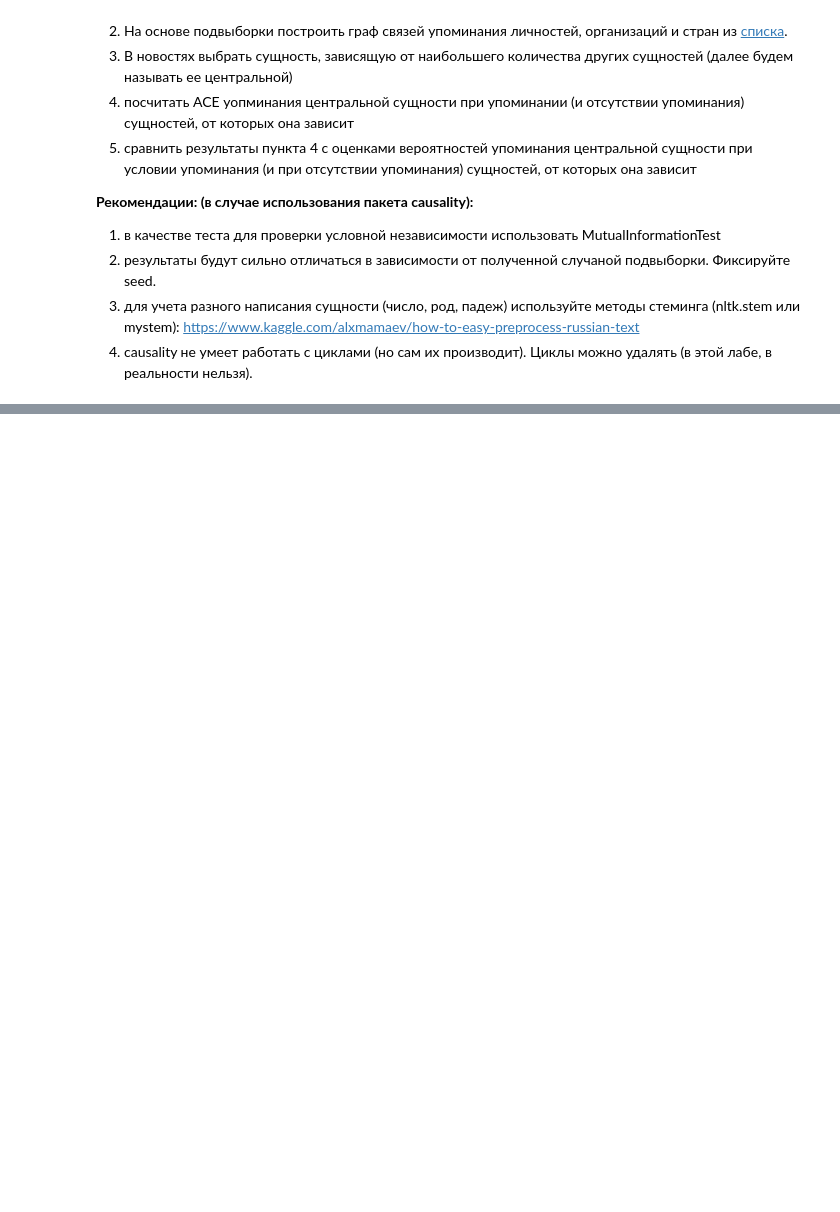
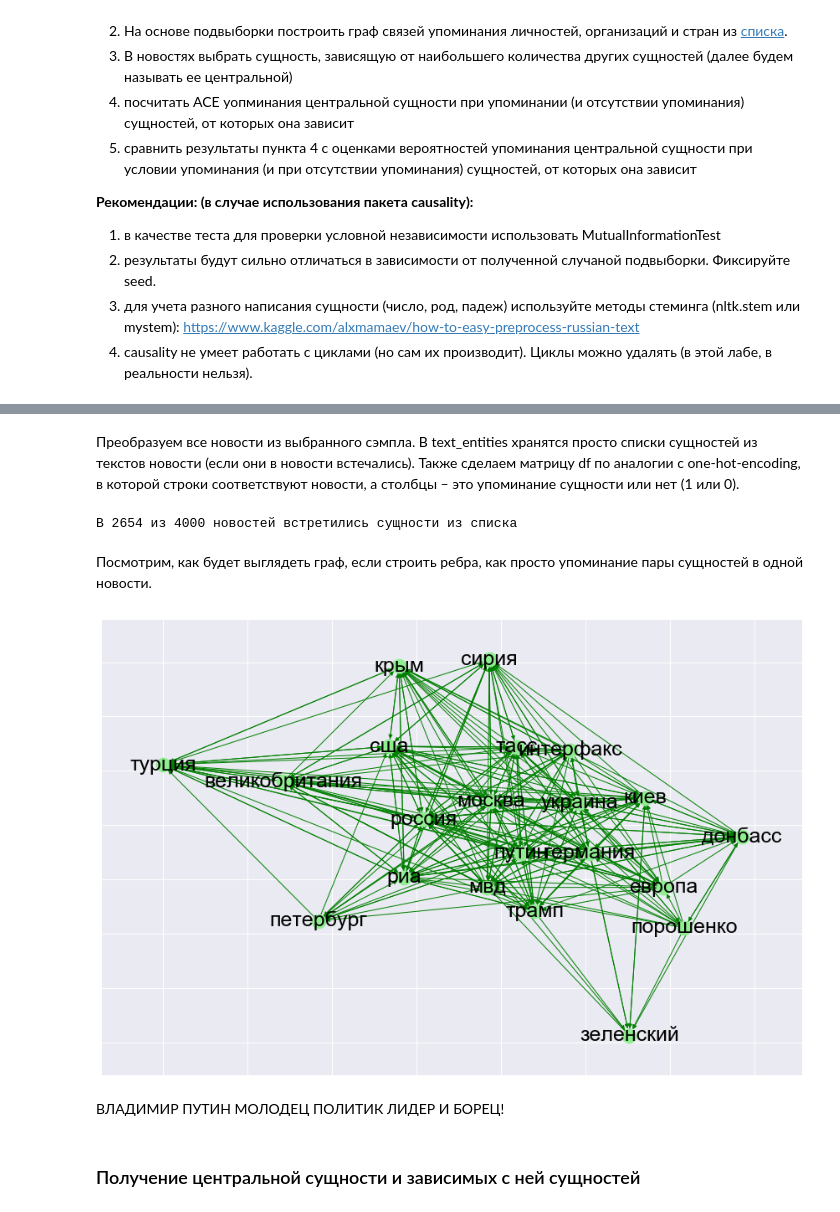
Before and after one commit to MatveyMor/psad-2020, a Jupyter notebook: lab/lab2/1_4_severilov.ipynb, the cells around one changed output, grey strips where cells are left out. Cells and saved outputs as stored; diff of their text form; code cells hidden in the pictures; blank space fills up the shorter version.

```diff
--- a/lab/lab2/1_4_severilov.ipynb
+++ b/lab/lab2/1_4_severilov.ipynb
@@ -37,0 +112,20 @@ data = pd.read_csv(datapath)
+# %%
+def text_prepare(text, entities=False):
+
+    stop_words = set(stopwords.words('russian'))
+    lemmatizer = pymorphy2.MorphAnalyzer()
+
+    text = re.sub(r'[^\w\s]','', text.lower()) # убираем пунктуацию и мусор
+    text = re.sub(r'[0-9]','', text) # убираем числа
+
+    word_tokens = word_tokenize(text) # токенизируем слова
+    word_tokens = [w for w in word_tokens if not w in stop_words] # убираем стоп-слова
+    raw_words = [lemmatizer.parse(w)[0].normal_form for w in word_tokens] # оставляем нормальные формы слов
+    clean_words = [w for w in raw_words if not w in stop_words] # еще разок уберем стоп-слова, вдруг появиись :)
+
+    if entities:
+        entities = list(set([w for w in clean_words if w in entities_set]))
+        return entities
+
+    filtered_text = ' '.join(clean_words)
+    return filtered_text
@@ -37,0 +142,39 @@ data = pd.read_csv(datapath)
+# %% [markdown]
+Преобразуем все новости из выбранного сэмпла. В text_entities хранятся просто списки сущностей из текстов новости (если они в новости встечались). Также сделаем матрицу df по аналогии с one-hot-encoding, в которой строки соответствуют новости, а столбцы – это упоминание сущности или нет (1 или 0).
+# %%
+#tqdm._instances.clear()
+news = data_sample['text'].values
+df = pd.DataFrame(0, index=np.arange(len(news)), columns=entities_set)
+
+text_entities = []
+for i in tqdm(range(len(news))):
+    temp = text_prepare(news[i], entities=True)
+    if len(temp)!=0:
+        text_entities.append(temp)
+        for entity in temp:
+            df[entity][i] = 1
+# %%
+print('В {} из 4000 новостей встретились сущности из списка'.format(len(text_entities)))
+# %% [output]
+В 2654 из 4000 новостей встретились сущности из списка
+# %% [markdown]
+Посмотрим, как будет выглядеть граф, если строить ребра, как просто упоминание пары сущностей в одной новости.
+# %%
+from itertools import chain, combinations
+
+text_entities_new = [] # все пары упоминаний вместе из списка сущностей
+for i in range(len(text_entities)):
+    text_entities_new.append(list(combinations(text_entities[i], 2)))
+# %%
+g = nx.DiGraph()
+g.add_nodes_from(entities_set)
+g.add_edges_from(list(chain.from_iterable(text_entities_new)))
+plt.figure(figsize=(15, 10))
+nx.draw_networkx(g, font_size=25, font_color='black',
+                 edge_color='green', node_color='lightgreen')
+# %% [output]
+[figure, added]
+# %% [markdown]
+ВЛАДИМИР ПУТИН МОЛОДЕЦ ПОЛИТИК ЛИДЕР И БОРЕЦ!
+# %% [markdown]
+### Получение центральной сущности и зависимых с ней сущностей
```
Also changed, not shown: parts of 32 cells of this notebook.
